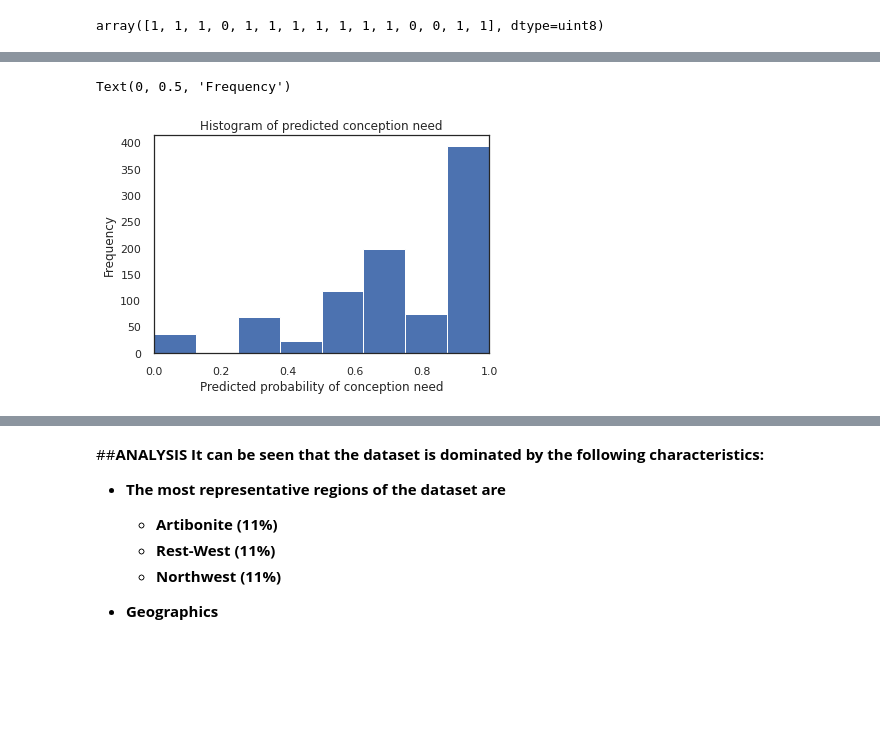
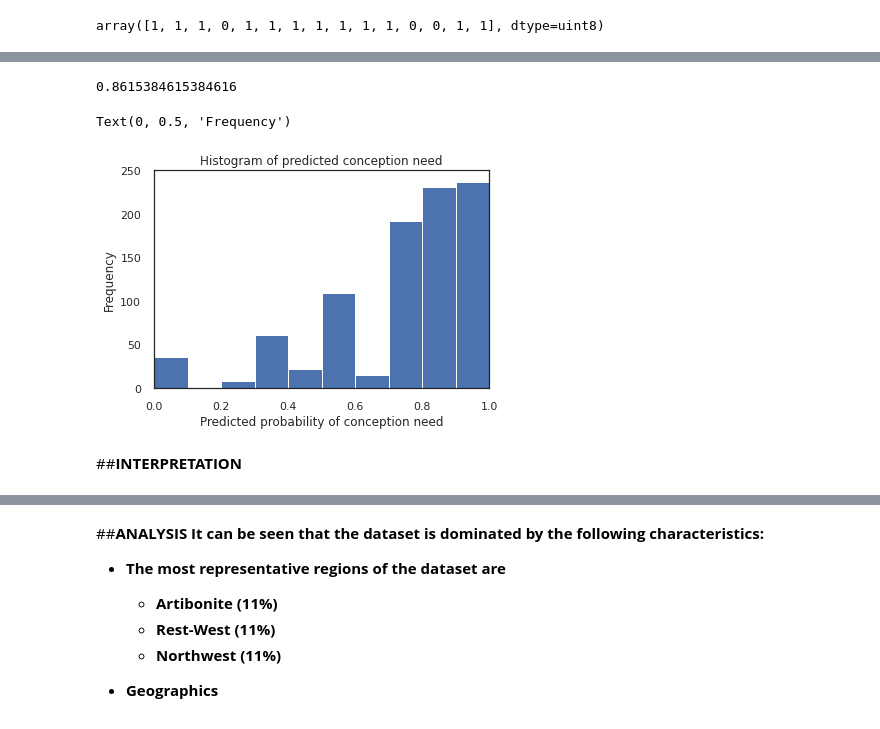
Before and after one commit to MMasson1988/Capstone-s-Project, a Jupyter notebook: Contraceptive_Project_Test.ipynb, the cells around one changed output, grey strips where cells are left out. Drawn from its saved outputs; the diff is of its cells as text; code cells hidden in the pictures; blank space fills up the shorter version.

```diff
--- a/Contraceptive_Project_Test.ipynb
+++ b/Contraceptive_Project_Test.ipynb
@@ -1042,0 +1047,8 @@ df=df[dfliste]
+# %%
+carrier_count = df['Wealth_index_combined'].value_counts()
+sns.set(style="darkgrid")
+sns.barplot(carrier_count.index, carrier_count.values, alpha=0.9)
+plt.title('Frequency Distribution of Wealth_index_combined')
+plt.ylabel('Number of Occurrences', fontsize=12)
+plt.xlabel('Wealth_index_combined', fontsize=12)
+plt.show()
@@ -1529,3 +1717,8 @@ array([0.88311688, 0.84357542, 0.94523327, 0.33870968, 0.578125  ,
+# %%
+prob_40_sup_50=predic_40[predic_40[1]>0.50].shape[0]/predic_40.shape[0]
+prob_40_sup_50
+# %% [output]
+0.8615384615384616
 # %%
 # store the predicted probabilities for class 1
 y_pred_prob = clf.predict_proba(X_test)[:, 1]
@@ -1535,18 +1728,21 @@ y_pred_prob = clf.predict_proba(X_test)[:, 1]
 import matplotlib.pyplot as plt
 
 # adjust the font size
-plt.rcParams['font.size'] = 18
+plt.rcParams['font.size'] = 12
 # %%
 # histogram of predicted probabilities
 
 # 8 bins
-plt.hist(y_pred_prob, bins=8)
+plt.hist(y_pred_prob, bins=10)
 
 # x-axis limit from 0 to 1
 plt.xlim(0,1)
+plt.ylim(0,250)
 plt.title('Histogram of predicted conception need')
 plt.xlabel('Predicted probability of conception need')
 plt.ylabel('Frequency')
 # %% [output]
 Text(0, 0.5, 'Frequency')
-[figure, old version]
+[figure, new version]
+# %% [markdown]
+##**INTERPRETATION**
```
Also changed, not shown: parts of 41 cells of this notebook.
